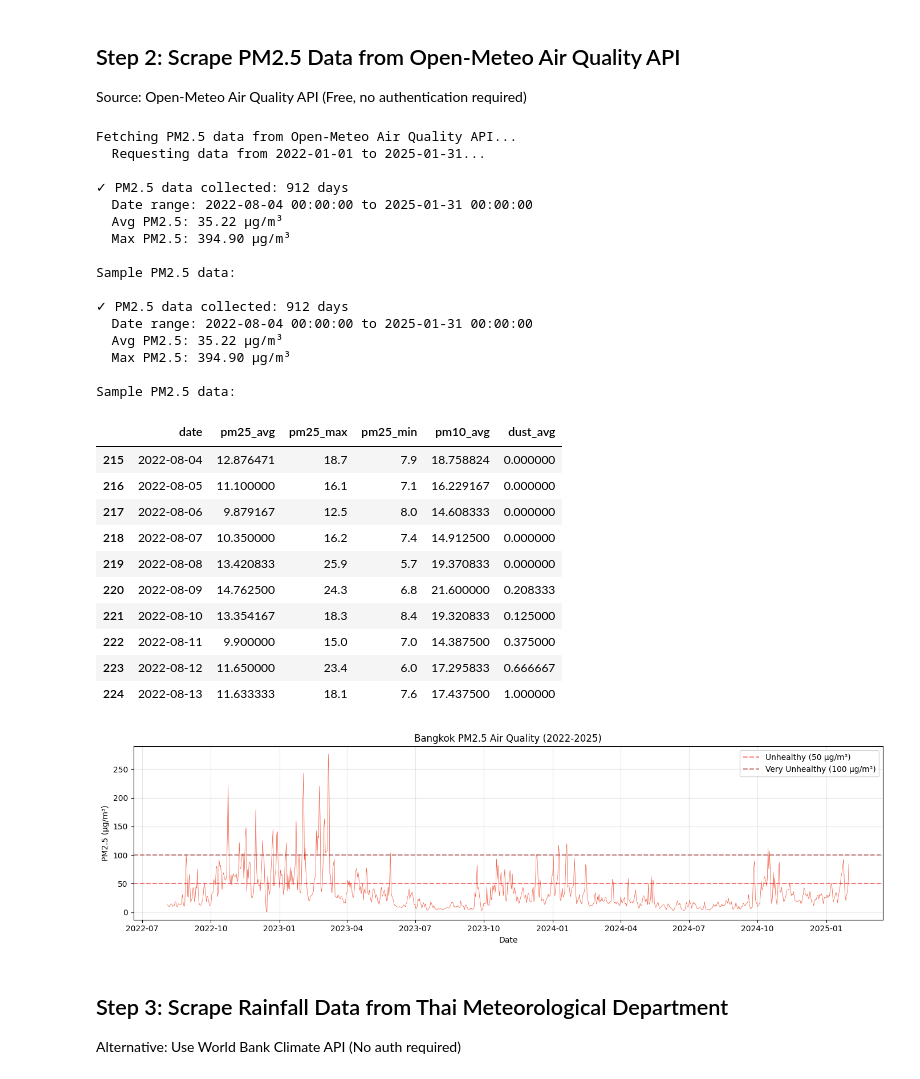
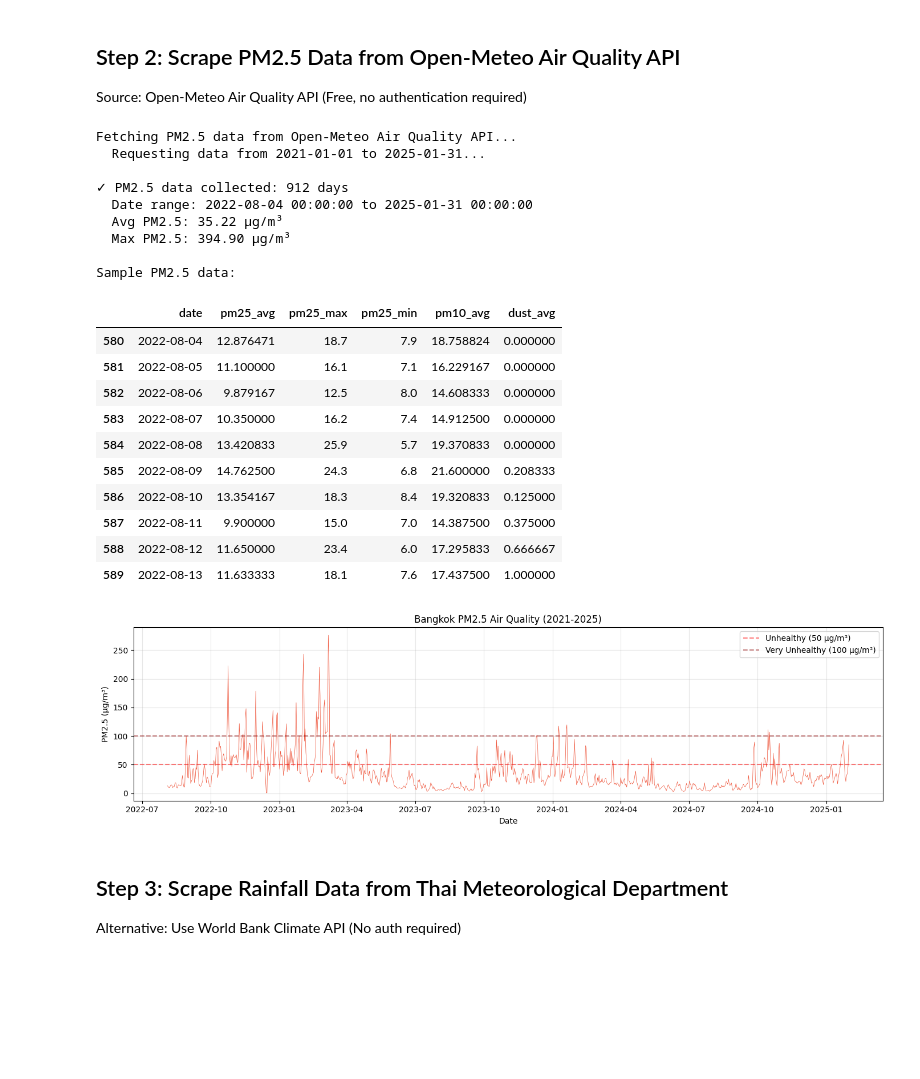
Before and after one commit to NlNJ4/DataScienceProject, a Jupyter notebook: notebooks/scraping/2_web_scrapping.ipynb, the cells around one changed output. Cells and saved outputs as stored; diff of their text form; code cells hidden in the pictures; blank space fills up the shorter version.

```diff
--- a/notebooks/web_scraping_external_data.ipynb
+++ b/notebooks/scraping/2_web_scrapping.ipynb
@@ -91,55 +88,48 @@ def fetch_pm25_data(start_date, end_date):
         return None
 
 # Fetch PM2.5 data (2022-2025)
-pm25_data = fetch_pm25_data('2022-01-01', '2025-01-31')
+pm25_data = fetch_pm25_data('2021-01-01', '2025-01-31')
 
 if pm25_data is not None:
     print("\nSample PM2.5 data:")
     display(pm25_data.head(10))
 
     # Quick visualization
     import matplotlib.pyplot as plt
     plt.figure(figsize=(14, 4))
     plt.plot(pm25_data['date'], pm25_data['pm25_avg'], linewidth=0.5, color='#EF553B')
     plt.axhline(y=50, color='red', linestyle='--', alpha=0.5, label='Unhealthy (50 μg/m³)')
     plt.axhline(y=100, color='darkred', linestyle='--', alpha=0.5, label='Very Unhealthy (100 μg/m³)')
-    plt.title('Bangkok PM2.5 Air Quality (2022-2025)')
+    plt.title('Bangkok PM2.5 Air Quality (2021-2025)')
     plt.xlabel('Date')
     plt.ylabel('PM2.5 (μg/m³)')
     plt.legend()
     plt.grid(True, alpha=0.3)
     plt.tight_layout()
     plt.show()
 else:
     print("\n⚠️ Failed to fetch PM2.5 data. Will use simulated data based on historical patterns.")
 # %% [output]
 Fetching PM2.5 data from Open-Meteo Air Quality API...
-  Requesting data from 2022-01-01 to 2025-01-31...
+  Requesting data from 2021-01-01 to 2025-01-31...
 
 ✓ PM2.5 data collected: 912 days
   Date range: 2022-08-04 00:00:00 to 2025-01-31 00:00:00
   Avg PM2.5: 35.22 μg/m³
   Max PM2.5: 394.90 μg/m³
 
 Sample PM2.5 data:
-
-✓ PM2.5 data collected: 912 days
-  Date range: 2022-08-04 00:00:00 to 2025-01-31 00:00:00
-  Avg PM2.5: 35.22 μg/m³
-  Max PM2.5: 394.90 μg/m³
-
-Sample PM2.5 data:
 |  | date | pm25_avg | pm25_max | pm25_min | pm10_avg | dust_avg |
-| 215 | 2022-08-04 | 12.876471 | 18.7 | 7.9 | 18.758824 | 0.000000 |
-| 216 | 2022-08-05 | 11.100000 | 16.1 | 7.1 | 16.229167 | 0.000000 |
-| 217 | 2022-08-06 | 9.879167 | 12.5 | 8.0 | 14.608333 | 0.000000 |
-| 218 | 2022-08-07 | 10.350000 | 16.2 | 7.4 | 14.912500 | 0.000000 |
-| 219 | 2022-08-08 | 13.420833 | 25.9 | 5.7 | 19.370833 | 0.000000 |
-| 220 | 2022-08-09 | 14.762500 | 24.3 | 6.8 | 21.600000 | 0.208333 |
-| 221 | 2022-08-10 | 13.354167 | 18.3 | 8.4 | 19.320833 | 0.125000 |
-| 222 | 2022-08-11 | 9.900000 | 15.0 | 7.0 | 14.387500 | 0.375000 |
-| 223 | 2022-08-12 | 11.650000 | 23.4 | 6.0 | 17.295833 | 0.666667 |
-| 224 | 2022-08-13 | 11.633333 | 18.1 | 7.6 | 17.437500 | 1.000000 |
+| 580 | 2022-08-04 | 12.876471 | 18.7 | 7.9 | 18.758824 | 0.000000 |
+| 581 | 2022-08-05 | 11.100000 | 16.1 | 7.1 | 16.229167 | 0.000000 |
+| 582 | 2022-08-06 | 9.879167 | 12.5 | 8.0 | 14.608333 | 0.000000 |
+| 583 | 2022-08-07 | 10.350000 | 16.2 | 7.4 | 14.912500 | 0.000000 |
+| 584 | 2022-08-08 | 13.420833 | 25.9 | 5.7 | 19.370833 | 0.000000 |
+| 585 | 2022-08-09 | 14.762500 | 24.3 | 6.8 | 21.600000 | 0.208333 |
+| 586 | 2022-08-10 | 13.354167 | 18.3 | 8.4 | 19.320833 | 0.125000 |
+| 587 | 2022-08-11 | 9.900000 | 15.0 | 7.0 | 14.387500 | 0.375000 |
+| 588 | 2022-08-12 | 11.650000 | 23.4 | 6.0 | 17.295833 | 0.666667 |
+| 589 | 2022-08-13 | 11.633333 | 18.1 | 7.6 | 17.437500 | 1.000000 |
 [figure]
 # %% [markdown]
 ## Step 3: Scrape Rainfall Data from Thai Meteorological Department
```
Also changed, not shown: parts of 9 cells of this notebook, 12 other files.
